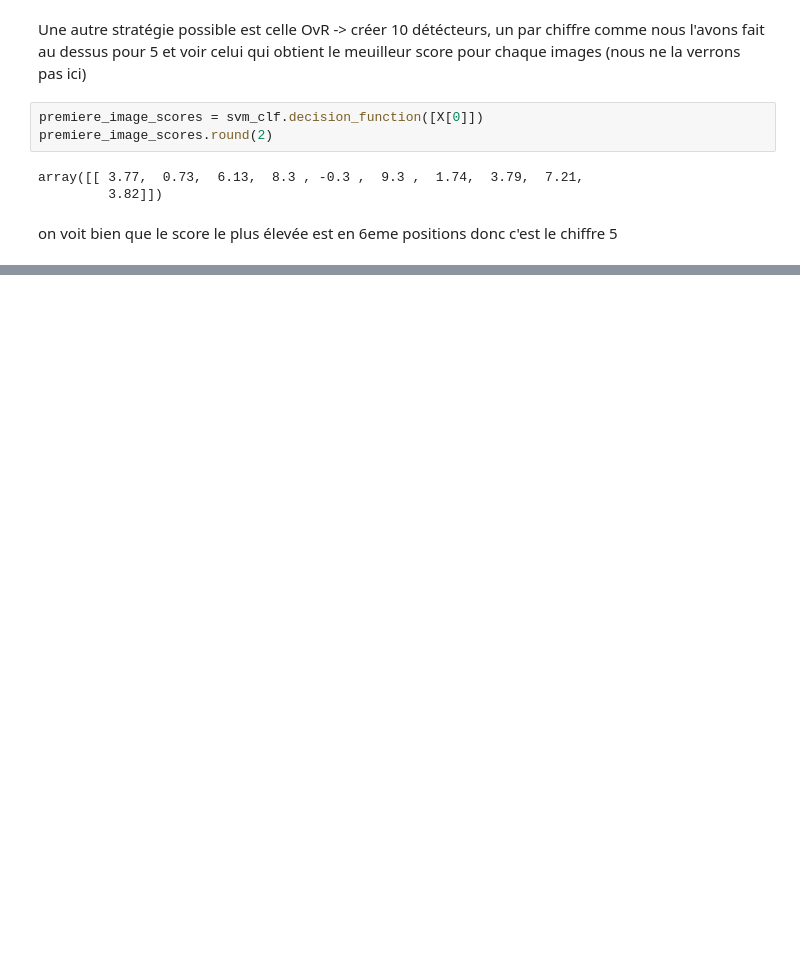
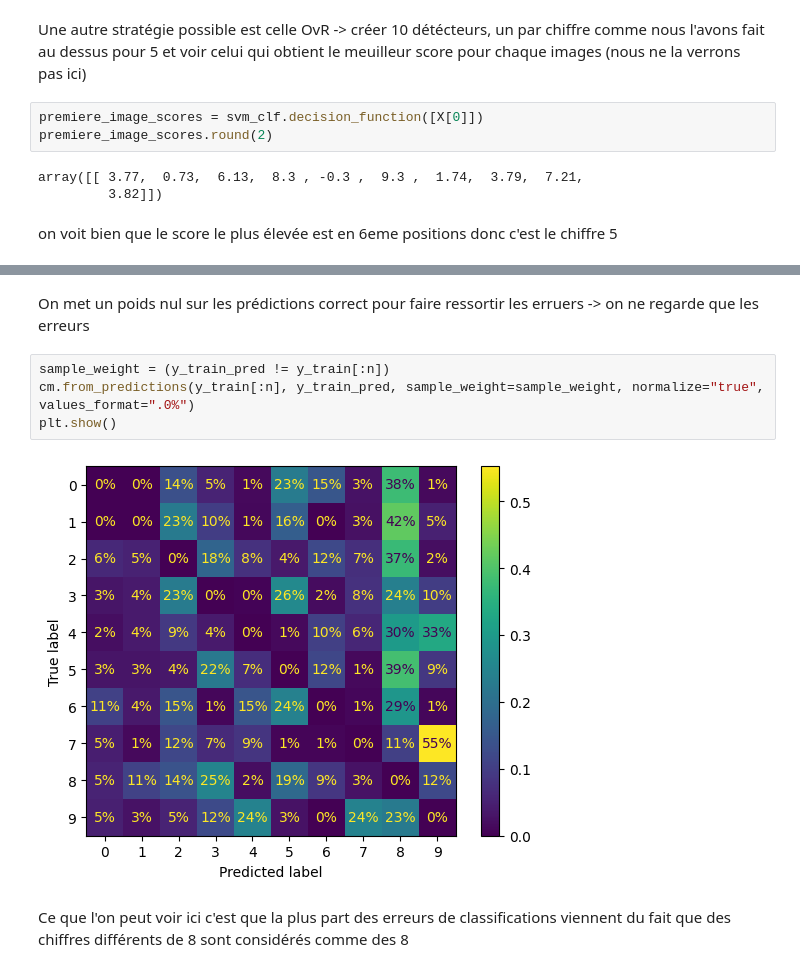
Before and after one commit to el-masry-abdelrhman/Handwritten-Digit-Recognition-in-python, a Jupyter notebook: calligraphy_reader.ipynb, the cells around one changed output, grey strips where cells are left out. Cells and saved outputs as stored; diff of their text form; blank space fills up the shorter version.

```diff
--- a/calligraphy_reader.ipynb
+++ b/calligraphy_reader.ipynb
@@ -326,0 +426,10 @@ on voit bien que le score le plus élevée est en 6eme positions donc c'est le c
+# %% [markdown]
+On met un poids nul sur les prédictions correct pour faire ressortir les erruers -> on ne regarde que les erreurs
+# %%
+sample_weight = (y_train_pred != y_train[:n])
+cm.from_predictions(y_train[:n], y_train_pred, sample_weight=sample_weight, normalize="true", values_format=".0%")
+plt.show()
+# %% [output]
+[figure, added]
+# %% [markdown]
+Ce que l'on peut voir ici c'est que la plus part des erreurs de classifications viennent du fait que des chiffres différents de 8 sont considérés comme des 8
```
Also changed, not shown: parts of 27 cells of this notebook.
